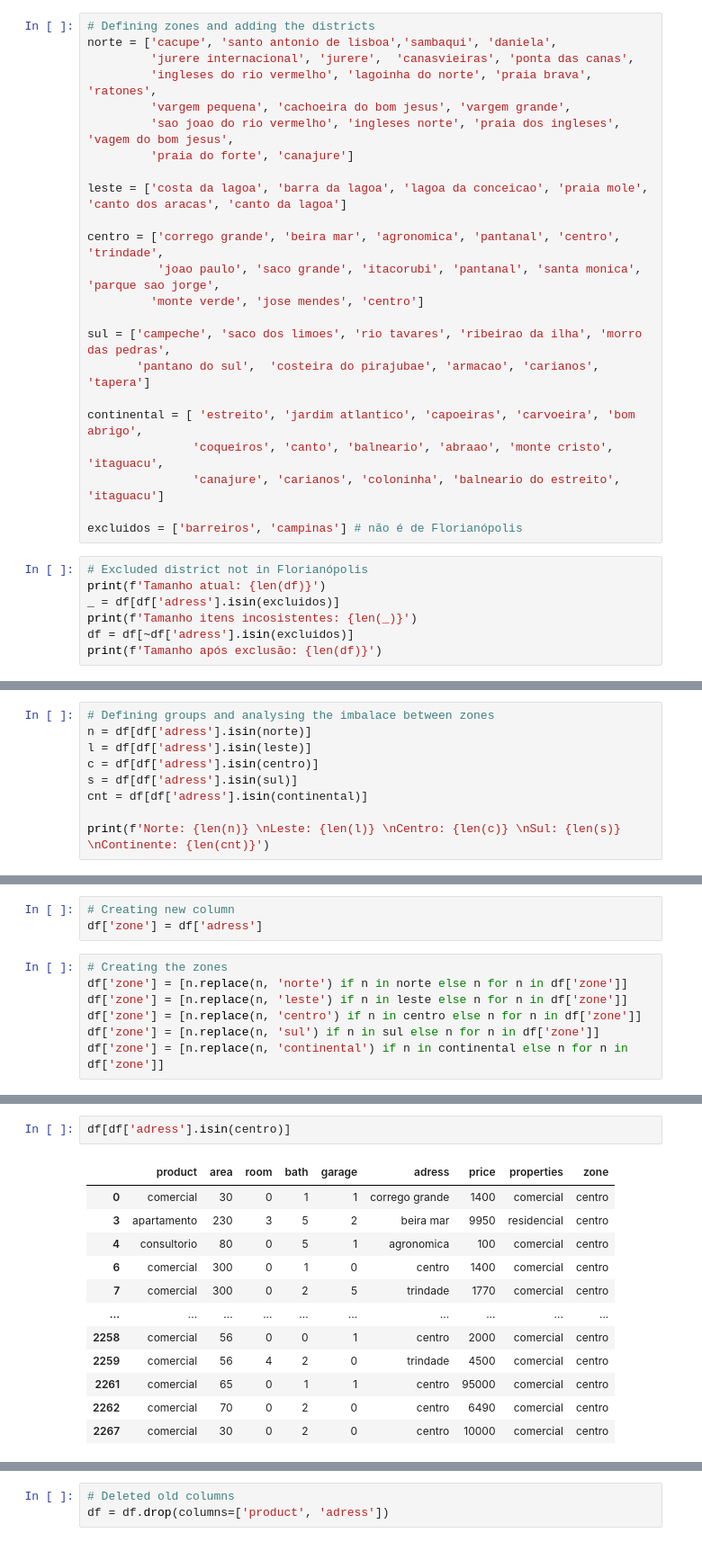
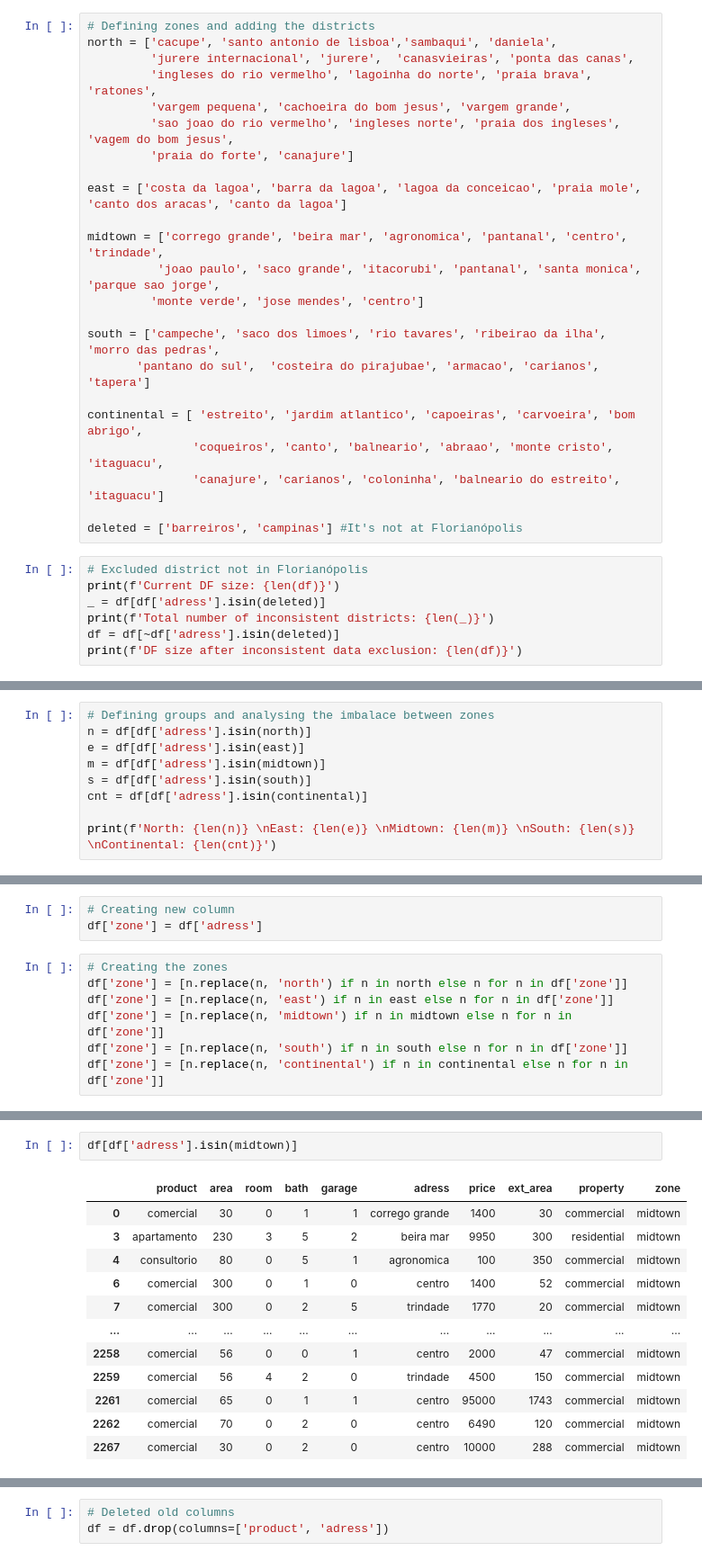
Before and after one commit to leticiaplang/Calculadora-de-aluguel, a Jupyter notebook: exploratory_analysis.ipynb, the cells around one changed output, grey strips where cells are left out. Shown: that part at 90% size. Drawn from its saved outputs; the diff is of its cells as text.

```diff
--- a/exploratory_analysis.ipynb
+++ b/exploratory_analysis.ipynb
@@ -349,32 +289,32 @@ array(['corrego grande', 'canto dos aracas', 'jurere', 'beira mar',
        'balneario do estreito'], dtype=object)
 # %%
 # Defining zones and adding the districts
-norte = ['cacupe', 'santo antonio de lisboa','sambaqui', 'daniela',
+north = ['cacupe', 'santo antonio de lisboa','sambaqui', 'daniela',
          'jurere internacional', 'jurere',  'canasvieiras', 'ponta das canas',
          'ingleses do rio vermelho', 'lagoinha do norte', 'praia brava', 'ratones',
          'vargem pequena', 'cachoeira do bom jesus', 'vargem grande',
          'sao joao do rio vermelho', 'ingleses norte', 'praia dos ingleses', 'vagem do bom jesus',
          'praia do forte', 'canajure']
 
-leste = ['costa da lagoa', 'barra da lagoa', 'lagoa da conceicao', 'praia mole', 'canto dos aracas', 'canto da lagoa']
+east = ['costa da lagoa', 'barra da lagoa', 'lagoa da conceicao', 'praia mole', 'canto dos aracas', 'canto da lagoa']
 
-centro = ['corrego grande', 'beira mar', 'agronomica', 'pantanal', 'centro', 'trindade',
+midtown = ['corrego grande', 'beira mar', 'agronomica', 'pantanal', 'centro', 'trindade',
           'joao paulo', 'saco grande', 'itacorubi', 'pantanal', 'santa monica', 'parque sao jorge',
          'monte verde', 'jose mendes', 'centro']
 
-sul = ['campeche', 'saco dos limoes', 'rio tavares', 'ribeirao da ilha', 'morro das pedras',
+south = ['campeche', 'saco dos limoes', 'rio tavares', 'ribeirao da ilha', 'morro das pedras',
        'pantano do sul',  'costeira do pirajubae', 'armacao', 'carianos', 'tapera']
 
 continental = [ 'estreito', 'jardim atlantico', 'capoeiras', 'carvoeira', 'bom abrigo',
                'coqueiros', 'canto', 'balneario', 'abraao', 'monte cristo', 'itaguacu',
                'canajure', 'carianos', 'coloninha', 'balneario do estreito', 'itaguacu']
 
-excluidos = ['barreiros', 'campinas'] # não é de Florianópolis
+deleted = ['barreiros', 'campinas'] #It's not at Florianópolis
 # %%
 # Excluded district not in Florianópolis
-print(f'Tamanho atual: {len(df)}')
-_ = df[df['adress'].isin(excluidos)]
-print(f'Tamanho itens incosistentes: {len(_)}')
-df = df[~df['adress'].isin(excluidos)]
-print(f'Tamanho após exclusão: {len(df)}')
+print(f'Current DF size: {len(df)}')
+_ = df[df['adress'].isin(deleted)]
+print(f'Total number of inconsistent districts: {len(_)}')
+df = df[~df['adress'].isin(deleted)]
+print(f'DF size after inconsistent data exclusion: {len(df)}')
 # %% [output]
@@ -384,10 +324,10 @@ Tamanho após exclusão: 2147
 # %%
 # Defining groups and analysing the imbalace between zones
-n = df[df['adress'].isin(norte)]
-l = df[df['adress'].isin(leste)]
-c = df[df['adress'].isin(centro)]
-s = df[df['adress'].isin(sul)]
+n = df[df['adress'].isin(north)]
+e = df[df['adress'].isin(east)]
+m = df[df['adress'].isin(midtown)]
+s = df[df['adress'].isin(south)]
 cnt = df[df['adress'].isin(continental)]
 
-print(f'Norte: {len(n)} \nLeste: {len(l)} \nCentro: {len(c)} \nSul: {len(s)} \nContinente: {len(cnt)}')
+print(f'North: {len(n)} \nEast: {len(e)} \nMidtown: {len(m)} \nSouth: {len(s)} \nContinental: {len(cnt)}')
 # %% [output]
@@ -421,9 +361,9 @@ max    5186.000000    8.000000    9.000000    9.000000  60000.000000
 df['zone'] = df['adress']
 # %%
 # Creating the zones
-df['zone'] = [n.replace(n, 'norte') if n in norte else n for n in df['zone']]
-df['zone'] = [n.replace(n, 'leste') if n in leste else n for n in df['zone']]
-df['zone'] = [n.replace(n, 'centro') if n in centro else n for n in df['zone']]
-df['zone'] = [n.replace(n, 'sul') if n in sul else n for n in df['zone']]
+df['zone'] = [n.replace(n, 'north') if n in north else n for n in df['zone']]
+df['zone'] = [n.replace(n, 'east') if n in east else n for n in df['zone']]
+df['zone'] = [n.replace(n, 'midtown') if n in midtown else n for n in df['zone']]
+df['zone'] = [n.replace(n, 'south') if n in south else n for n in df['zone']]
 df['zone'] = [n.replace(n, 'continental') if n in continental else n for n in df['zone']]
 # %%
@@ -446,15 +386,15 @@ df[df['zone']=='centro']
 # %%
-df[df['adress'].isin(centro)]
+df[df['adress'].isin(midtown)]
 # %% [output]
-|  | product | area | room | bath | garage | adress | price | properties | zone |
-| 0 | comercial | 30 | 0 | 1 | 1 | corrego grande | 1400 | comercial | centro |
-| 3 | apartamento | 230 | 3 | 5 | 2 | beira mar | 9950 | residencial | centro |
-| 4 | consultorio | 80 | 0 | 5 | 1 | agronomica | 100 | comercial | centro |
-| 6 | comercial | 300 | 0 | 1 | 0 | centro | 1400 | comercial | centro |
-| 7 | comercial | 300 | 0 | 2 | 5 | trindade | 1770 | comercial | centro |
-| ... | ... | ... | ... | ... | ... | ... | ... | ... | ... |
-| 2258 | comercial | 56 | 0 | 0 | 1 | centro | 2000 | comercial | centro |
-| 2259 | comercial | 56 | 4 | 2 | 0 | trindade | 4500 | comercial | centro |
-| 2261 | comercial | 65 | 0 | 1 | 1 | centro | 95000 | comercial | centro |
-| 2262 | comercial | 70 | 0 | 2 | 0 | centro | 6490 | comercial | centro |
-| 2267 | comercial | 30 | 0 | 2 | 0 | centro | 10000 | comercial | centro |
+|  | product | area | room | bath | garage | adress | price | ext_area | property | zone |
+| 0 | comercial | 30 | 0 | 1 | 1 | corrego grande | 1400 | 30 | commercial | midtown |
+| 3 | apartamento | 230 | 3 | 5 | 2 | beira mar | 9950 | 300 | residential | midtown |
+| 4 | consultorio | 80 | 0 | 5 | 1 | agronomica | 100 | 350 | commercial | midtown |
+| 6 | comercial | 300 | 0 | 1 | 0 | centro | 1400 | 52 | commercial | midtown |
+| 7 | comercial | 300 | 0 | 2 | 5 | trindade | 1770 | 20 | commercial | midtown |
+| ... | ... | ... | ... | ... | ... | ... | ... | ... | ... | ... |
+| 2258 | comercial | 56 | 0 | 0 | 1 | centro | 2000 | 47 | commercial | midtown |
+| 2259 | comercial | 56 | 4 | 2 | 0 | trindade | 4500 | 150 | commercial | midtown |
+| 2261 | comercial | 65 | 0 | 1 | 1 | centro | 95000 | 1743 | commercial | midtown |
+| 2262 | comercial | 70 | 0 | 2 | 0 | centro | 6490 | 120 | commercial | midtown |
+| 2267 | comercial | 30 | 0 | 2 | 0 | centro | 10000 | 288 | commercial | midtown |
```
Also changed, not shown: parts of 29 cells of this notebook.
